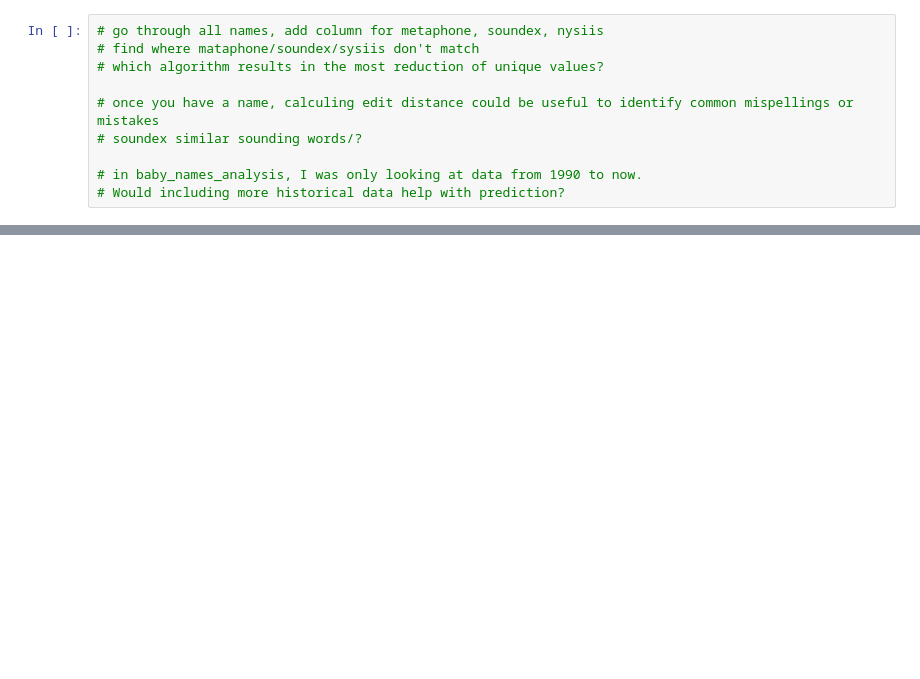
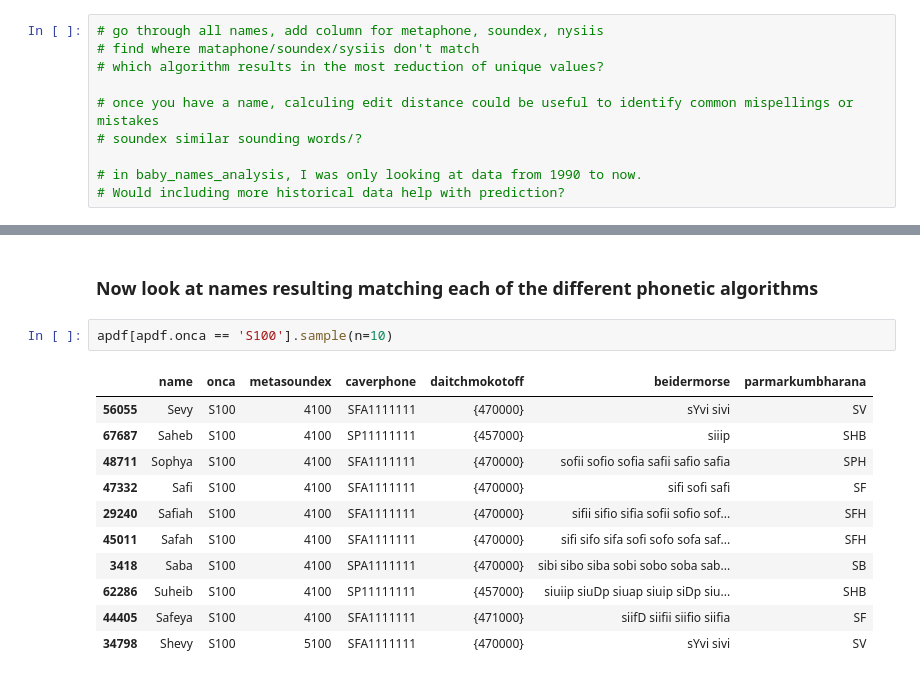
Before and after one commit to magic-lantern/forecasting, a Jupyter notebook: soundconflation.ipynb, the cells around one changed output, grey strips where cells are left out. Cells and saved outputs as stored; diff of their text form; blank space fills up the shorter version.

```diff
--- a/soundconflation.ipynb
+++ b/soundconflation.ipynb
@@ -85,0 +477,16 @@ Name:  Seth
+# %% [markdown]
+### Now look at names resulting matching each of the different phonetic algorithms
+# %%
+apdf[apdf.onca == 'S100'].sample(n=10)
+# %% [output]
+|  | name | onca | metasoundex | caverphone | daitchmokotoff | beidermorse | parmarkumbharana |
+| 56055 | Sevy | S100 | 4100 | SFA1111111 | {470000} | sYvi sivi | SV |
+| 67687 | Saheb | S100 | 4100 | SP11111111 | {457000} | siiip | SHB |
+| 48711 | Sophya | S100 | 4100 | SFA1111111 | {470000} | sofii sofio sofia safii safio safia | SPH |
+| 47332 | Safi | S100 | 4100 | SFA1111111 | {470000} | sifi sofi safi | SF |
+| 29240 | Safiah | S100 | 4100 | SFA1111111 | {470000} | sifii sifio sifia sofii sofio sof... | SFH |
+| 45011 | Safah | S100 | 4100 | SFA1111111 | {470000} | sifi sifo sifa sofi sofo sofa saf... | SFH |
+| 3418 | Saba | S100 | 4100 | SPA1111111 | {470000} | sibi sibo siba sobi sobo soba sab... | SB |
+| 62286 | Suheib | S100 | 4100 | SP11111111 | {457000} | siuiip siuDp siuap siuip siDp siu... | SHB |
+| 44405 | Safeya | S100 | 4100 | SFA1111111 | {471000} | siifD siifii siifio siifia | SF |
+| 34798 | Shevy | S100 | 5100 | SFA1111111 | {470000} | sYvi sivi | SV |
```
Also changed, not shown: parts of 55 cells of this notebook, 1 other file.
